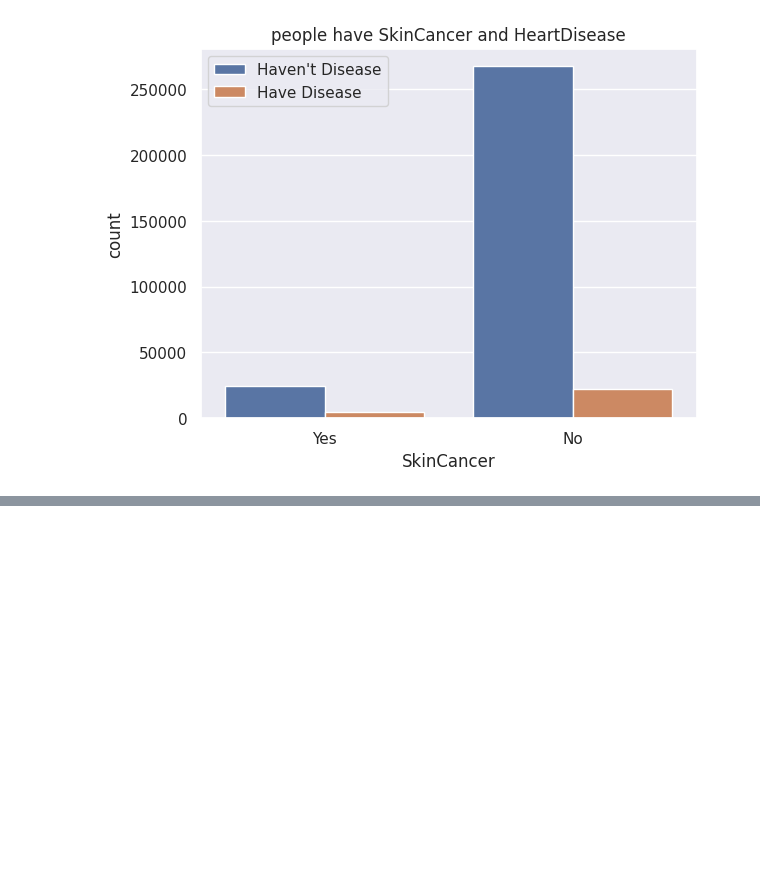
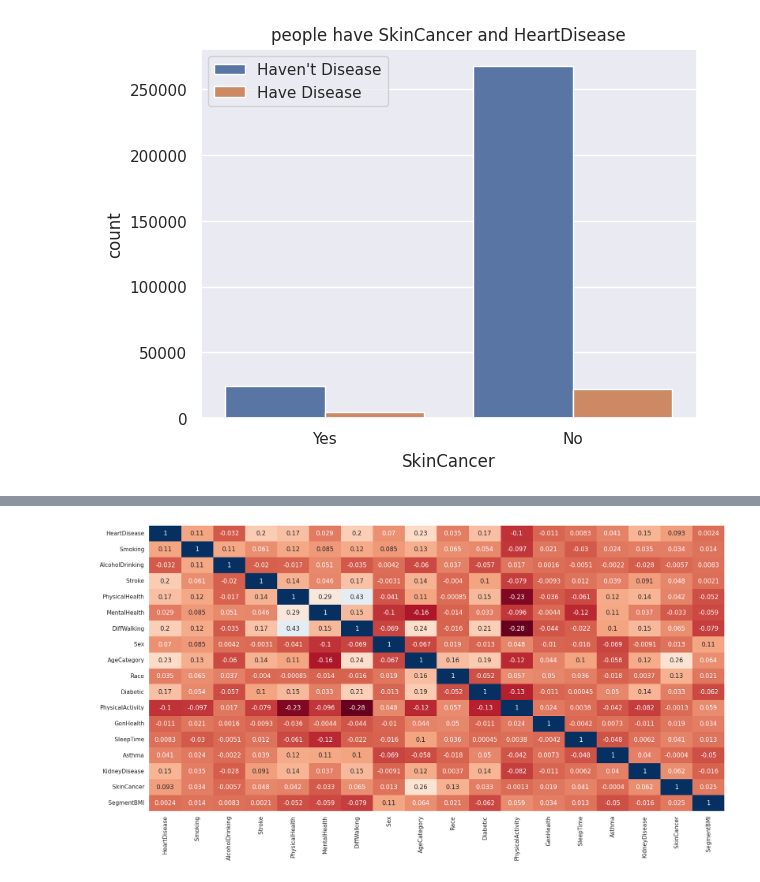
Before and after one commit to abo7adeed/Data_Science_Project, a Jupyter notebook: heart-diseases.ipynb, the cells around one changed output, grey strips where cells are left out. Drawn from its saved outputs; the diff is of its cells as text; code cells hidden in the pictures; blank space fills up the shorter version.

```diff
--- a/heart-diseases.ipynb
+++ b/heart-diseases.ipynb
@@ -503,0 +524,6 @@ plt.legend(["Haven't Disease", "Have Disease"])
+# %%
+bins = [0, 18.5, 25, 30, 35, np.inf]
+names = ['Underweight', 'Normal weight', 'Overweight', 'Obese', 'Extremly Obese']
+data['SegmentBMI'] = pd.cut(data['BMI'],bins, labels=names)
+data.drop('BMI',axis=1,inplace=True)
+data.head()
@@ -503,0 +550,3 @@ plt.legend(["Haven't Disease", "Have Disease"])
+# %%
+obj=data.select_dtypes(include=object).columns
+pd.DataFrame(obj,columns=['Object Columns'])
@@ -503,0 +575,4 @@ plt.legend(["Haven't Disease", "Have Disease"])
+# %%
+obj=list(obj)
+obj.append('SegmentBMI')
+pd.DataFrame(obj,columns=['Object Columns'])
@@ -503,0 +596,5 @@ plt.legend(["Haven't Disease", "Have Disease"])
+# %%
+label=LabelEncoder()
+for col in obj:
+    data[col]=label.fit_transform(data[col])
+data
@@ -503,0 +615,5 @@ plt.legend(["Haven't Disease", "Have Disease"])
+# %%
+plt.figure(figsize=(20,10))
+sns.heatmap(data.corr(),annot=True,cbar=False,cmap='RdBu')
+data.corr()
+# %% [output]
@@ -503,0 +637 @@ plt.legend(["Haven't Disease", "Have Disease"])
+[figure, added]
```
Also changed, not shown: parts of 21 cells of this notebook.
